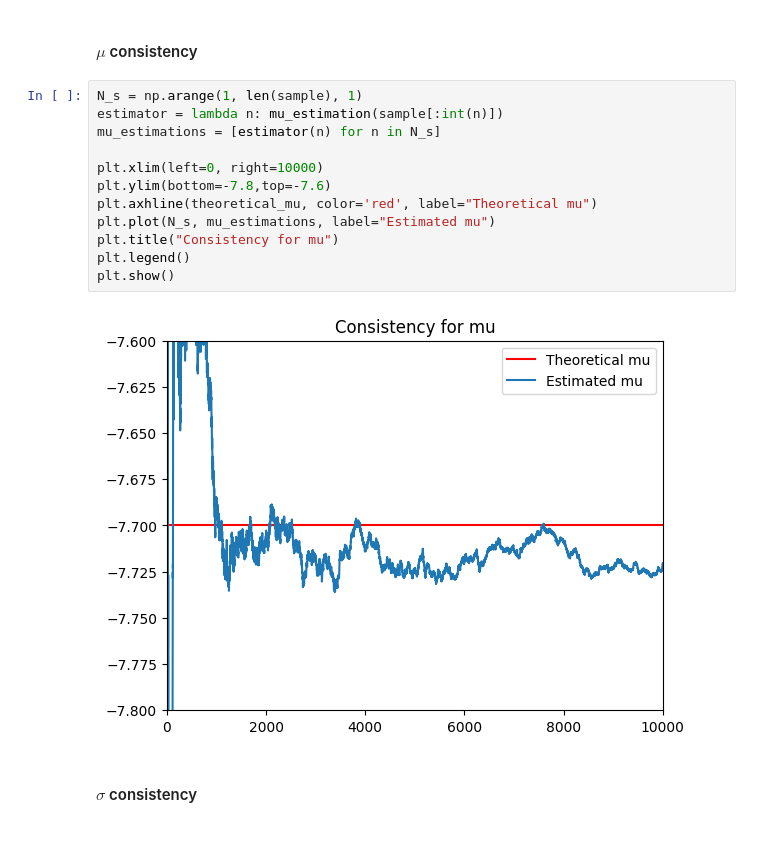
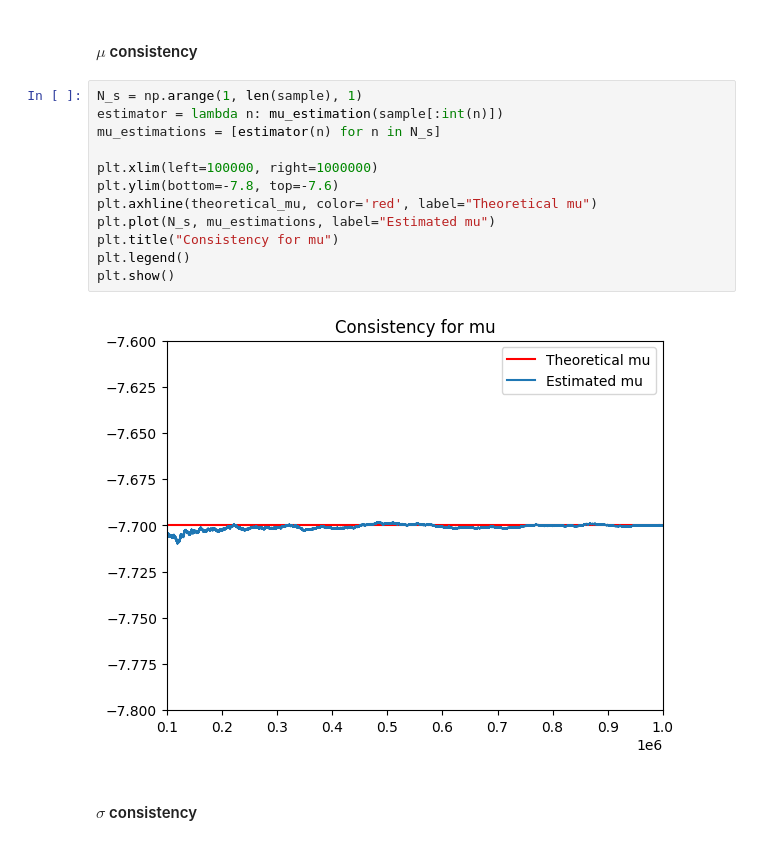
Before and after one commit to ssharkov03/statistics-labs, a Jupyter notebook: lab2-statistics.ipynb, the cells around one changed output. Cells and saved outputs as stored; diff of their text form.

```diff
--- a/lab2-statistics.ipynb
+++ b/lab2-statistics.ipynb
@@ -161,17 +161,17 @@ sigma_estimation = lambda sample: (np.mean(sample ** 2) - (np.mean(sample)) ** 2
 # %%
 N_s = np.arange(1, len(sample), 1)
 estimator = lambda n: mu_estimation(sample[:int(n)])
 mu_estimations = [estimator(n) for n in N_s]
 
-plt.xlim(left=0, right=10000)
-plt.ylim(bottom=-7.8,top=-7.6)
+plt.xlim(left=100000, right=1000000)
+plt.ylim(bottom=-7.8, top=-7.6)
 plt.axhline(theoretical_mu, color='red', label="Theoretical mu")
 plt.plot(N_s, mu_estimations, label="Estimated mu")
 plt.title("Consistency for mu")
 plt.legend()
 plt.show()
 # %% [output]
-[figure, old version]
+[figure, new version]
 # %% [markdown]
 #### $\sigma$ consistency
 # %%
```
Also changed, not shown: parts of 14 cells of this notebook, 1 other file.
